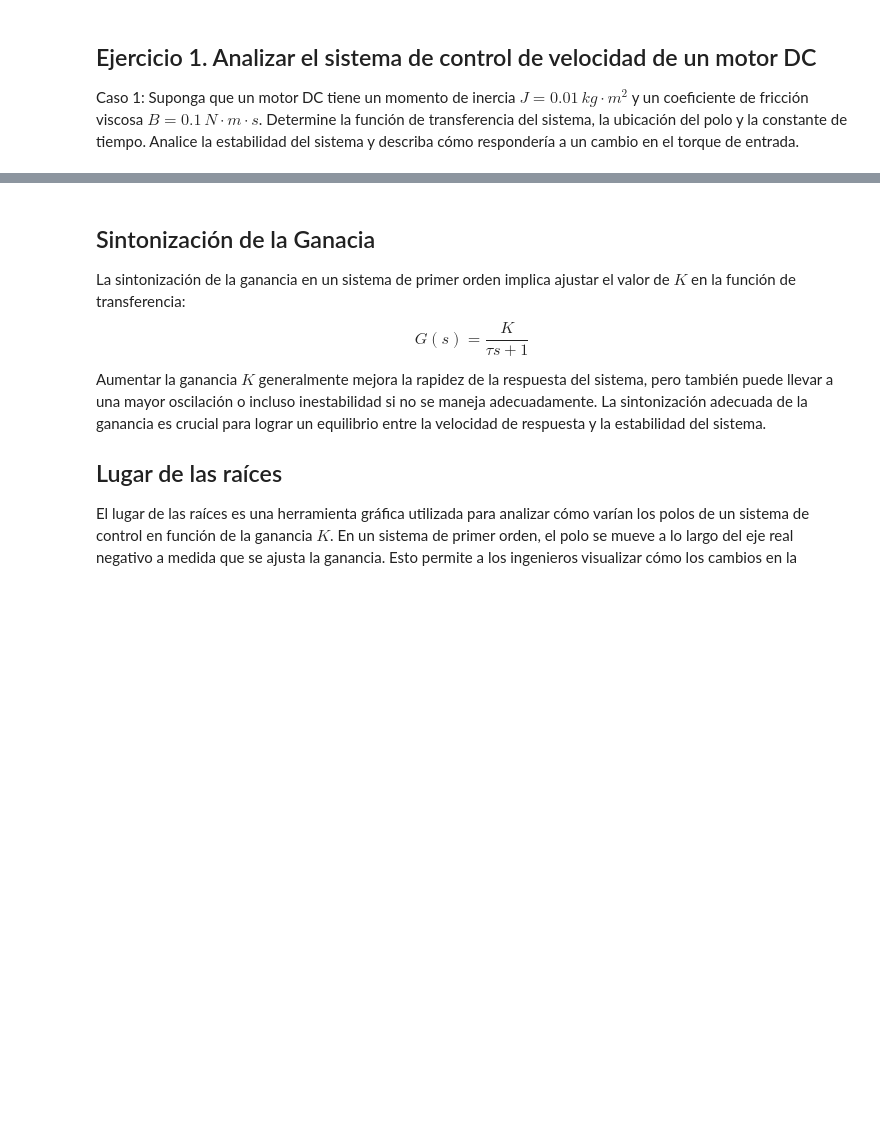
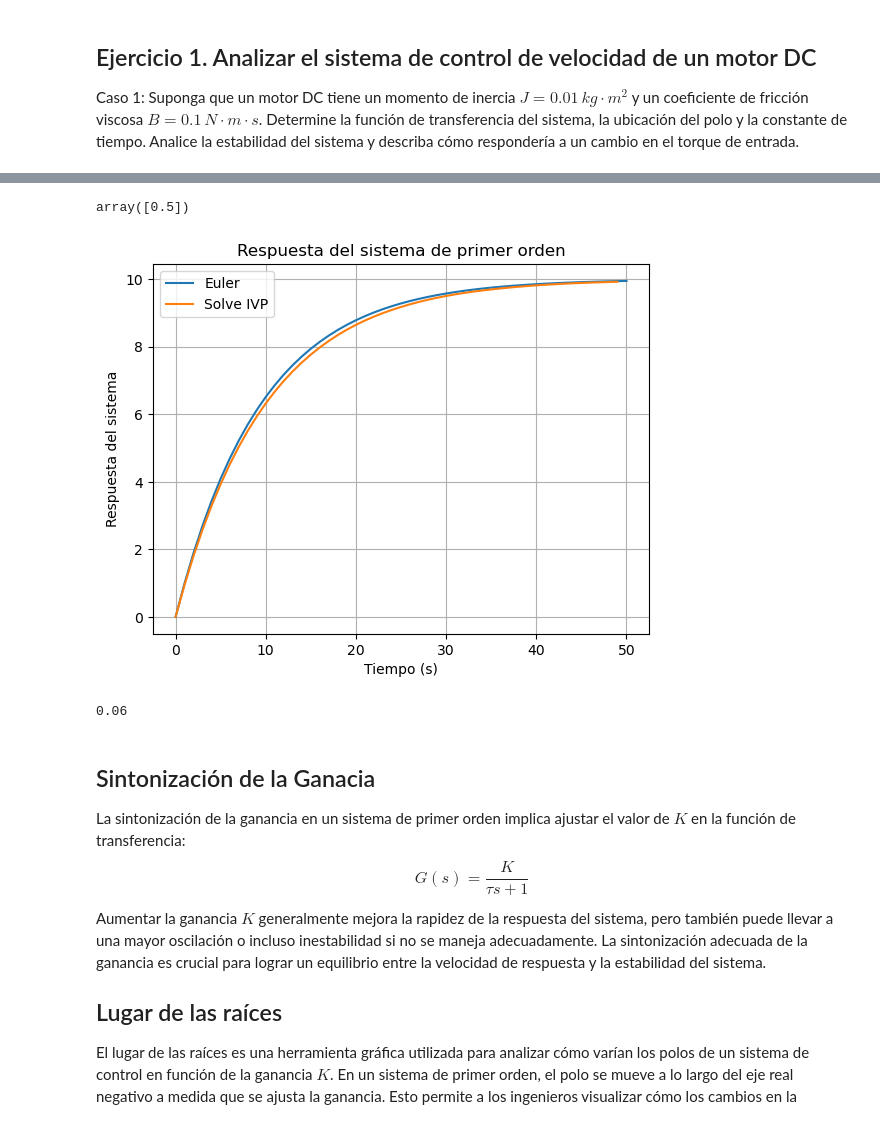
Before and after one commit to cjuarezramos/MMS022025, a Jupyter notebook: Laboratorios/L0401_SistemaPrimerOrden.ipynb, the cells around one changed output, grey strips where cells are left out. Cells and saved outputs as stored; diff of their text form; code cells hidden in the pictures; blank space fills up the shorter version.

```diff
--- a/Laboratorios/L0401_SistemaPrimerOrden.ipynb
+++ b/Laboratorios/L0401_SistemaPrimerOrden.ipynb
@@ -58,11 +62,13 @@ def f_euler(f, tspan, x0, h):
 # %%
 # Defina la Función con la ecuación diferencial que describe el sistema de primer orden, cuyo parámetros de entrada son x y t
 def f(t, x):
-    B = 0
-    J = 0
-    dxdt = 0
+    w = x[0]
+    B = 0.1
+    J = 1
+    T = entrada_escalon(t)
+    dwdt = -B/J*w + 1/J*T
 
-    return dxdt
+    return dwdt
 
 def entrada_escalon(t):
     if t >= 0:
@@ -71,14 +77,18 @@ def entrada_escalon(t):
         return 0
 # %%
 # Parámetros del sistema CASO 1: Baja inercia y bajo amortiguamiento
-# J = 0.01  # Inercia
-# B = 0.1   # Amortiguamiento
+J = 1  # Inercia
+B = 0.1   # Amortiguamiento
 # Función de transferencia
 # usar tf de la librería de control
 
-
+G = ct.tf(1,[J,B])
+print(G)
 # Polos del sistema
 # usar poles --> método del tipo tf
-
+polos = G.poles()
+print('polos:',polos)
 
 # Valor de Tau
+tau = -1/np.real(polos)
+print('tau: ',tau)
@@ -86,12 +106,12 @@ def entrada_escalon(t):
 # Solución de la ecuación diferencial
 # Tiempo de simulación
 # Definir paso de integración y tiempo de simulación.
-h =
-tsimu =
-tspan =
+h = tau[0]/10
+tsimu = 5*tau[0]
+tspan = [0,tsimu]
 
 # Condición inicial
-x0 =
+x0 = [0]
 
 # Solución de la ecuación diferencial utilizando euler
 # usar la función f_euler definida anteriormente
@@ -101,7 +121,7 @@ x0 =
 #       x0 es la condición inicial
 #       y h es el paso de integración.
 # Salida de la función: sol.t (tiempo) y sol.y (respuesta del sistema)
-
+sol_euler = f_euler(f,tspan,x0,h)
 
 
 # Solución con solve_ivp
@@ -109,5 +129,10 @@ x0 =
 # solve_ivp(f, tspan, x0)
 # solve_ivp(f,t_span,x0, method = 'RK45') # RK45 es el método por defecto, RK23, DOP853, Radau, BDF, LSODA
 #
-
-#sol_slv = solve_ivp(f, tspan, [x0], t_eval=t)
+#sol_ivp = solve_ivp(f,tspan,x0)
+t = np.arange(0,tsimu,h)
+sol_ivp = solve_ivp(f, tspan, x0, t_eval=t)
+# %%
+tsimu
+# %% [output]
+array([0.5])
@@ -114,13 +141,15 @@ x0 =
 # %%
 ## Gráficas:
-plt.plot(, label='Euler')
-plt.plot(, label='Solve IVP')
+plt.plot(sol_euler.t,sol_euler.y[0,:], label='Euler')
+plt.plot(sol_ivp.t,sol_ivp.y[0,:],label='Solve IVP')
 plt.xlabel('Tiempo (s)')
 plt.ylabel('Respuesta del sistema')
 plt.title('Respuesta del sistema de primer orden')
 plt.legend()
 plt.grid()
 plt.show()
+# %% [output]
+[figure, added]
 # %%
 # Parámetros del sistema: CASO 2: Alta inercia y bajo amortiguamiento
 # J = 1.0  # Inercia
@@ -161,6 +190,10 @@ x0 = 0
 #
 # %%
 ## Gráficas:
+# %%
+4/25-.1
+# %% [output]
+0.06
 # %% [markdown]
 Sintonización de la Ganacia
 ---------------------------------------
```
Also changed, not shown: parts of 9 cells of this notebook, 2 other files.
